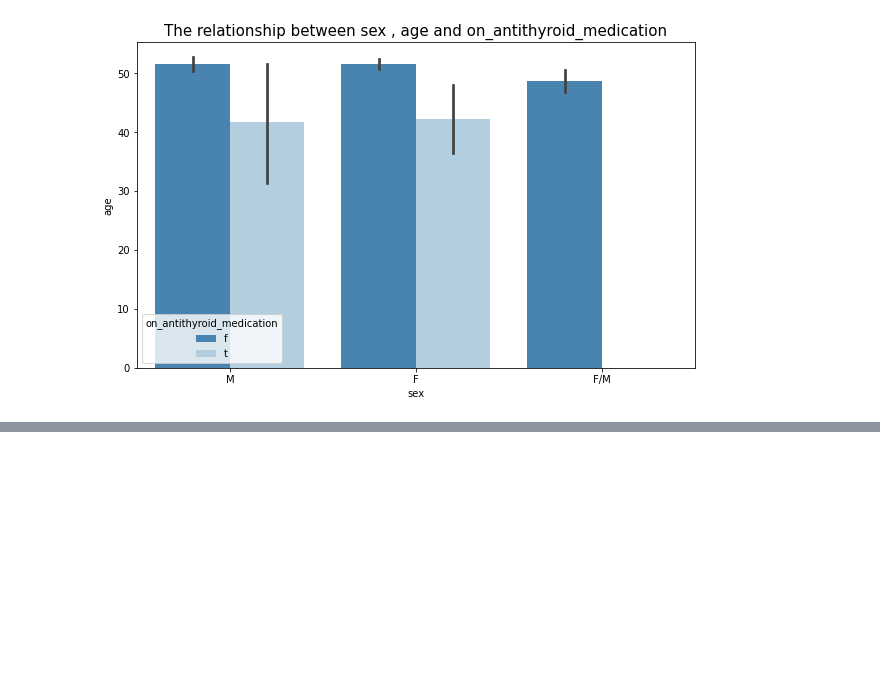
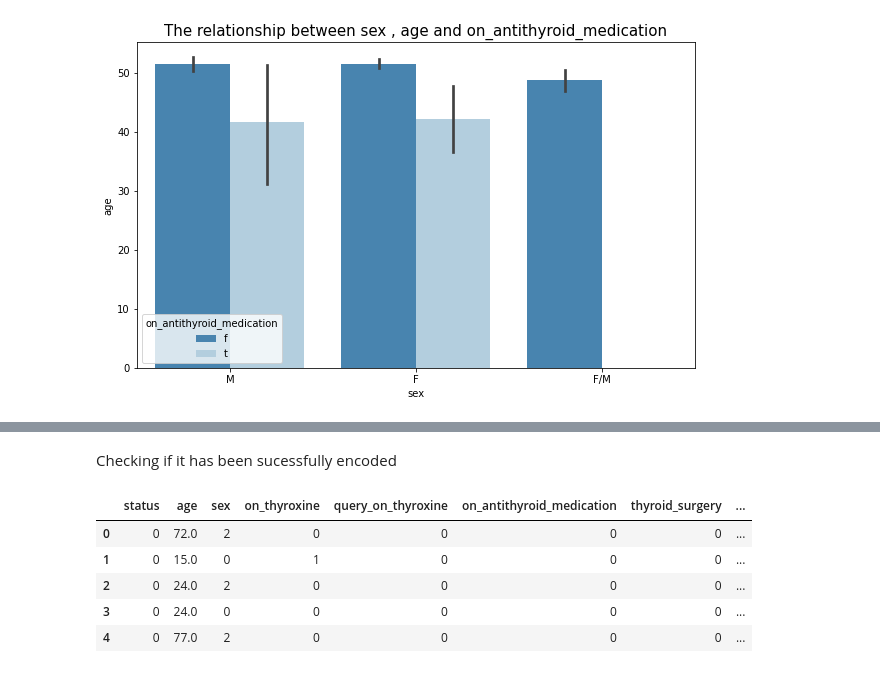
Before and after one commit to kipsangchepesa/Core12_moduleII-IP, a Jupyter notebook: Moringa_Data_Science_Core12__Module_II_Week__8__Independent_Project_2021_12_Mutai_Nicholas_Kipsang.ipynb, the cells around one changed output, grey strips where cells are left out. Saved outputs shown, nothing was run; the diff lists cells and outputs as text; code cells hidden in the pictures; blank space fills up the shorter version.

```diff
--- a/Moringa_Data_Science_Core12__Module_II_Week__8__Independent_Project_2021_12_Mutai_Nicholas_Kipsang.ipynb
+++ b/Moringa_Data_Science_Core12__Module_II_Week__8__Independent_Project_2021_12_Mutai_Nicholas_Kipsang.ipynb
@@ -308,0 +311,13 @@ barplots(campdf,'sex','age','on_antithyroid_medication')
+# %%
+# Encoding the categorical columns to prepare them for analysis
+le=LabelEncoder()
+Cols=['status', 'sex', 'on_thyroxine', 'query_on_thyroxine',
+       'on_antithyroid_medication', 'thyroid_surgery', 'query_hypothyroid',
+       'query_hyperthyroid', 'pregnant', 'sick', 'tumor', 'lithium', 'goitre',
+       'TSH_measured', 'T3_measured', 'TT4_measured','T4U_measured', 'FTI_measured', 'TBG_measured']
+for i in Cols:
+  le.fit(campdf[i])
+  campdf[i]=le.transform(campdf[i])
+campdf
+campdf.dtypes
+# Label w=enciding them all at once was because they didnt have numerous classes thus true is given a value of 1 and false 0 ,yes is given a value one and no 0 while male and female are given 0 and one respectively.
@@ -308,0 +342,11 @@ barplots(campdf,'sex','age','on_antithyroid_medication')
+# %% [markdown]
+Checking if it has been sucessfully encoded
+# %%
+campdf.head()
+# %% [output]
+|  | status | age | sex | on_thyroxine | query_on_thyroxine | on_antithyroid_medication | thyroid_surgery | ... |
+| 0 | 0 | 72.0 | 2 | 0 | 0 | 0 | 0 | ... |
+| 1 | 0 | 15.0 | 0 | 1 | 0 | 0 | 0 | ... |
+| 2 | 0 | 24.0 | 2 | 0 | 0 | 0 | 0 | ... |
+| 3 | 0 | 24.0 | 0 | 0 | 0 | 0 | 0 | ... |
+| 4 | 0 | 77.0 | 2 | 0 | 0 | 0 | 0 | ... |
```
Also changed, not shown: parts of 31 cells of this notebook.
